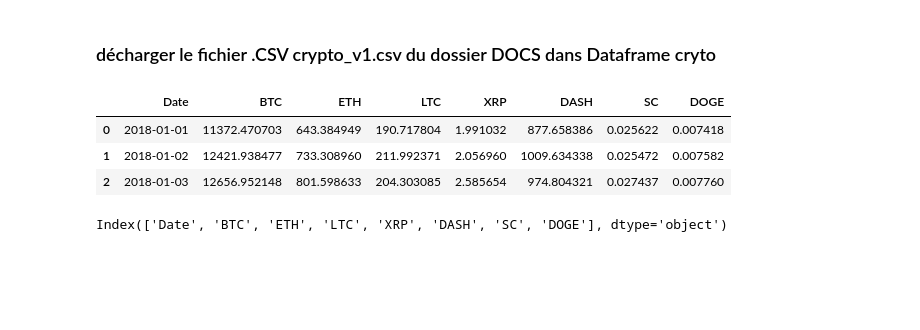
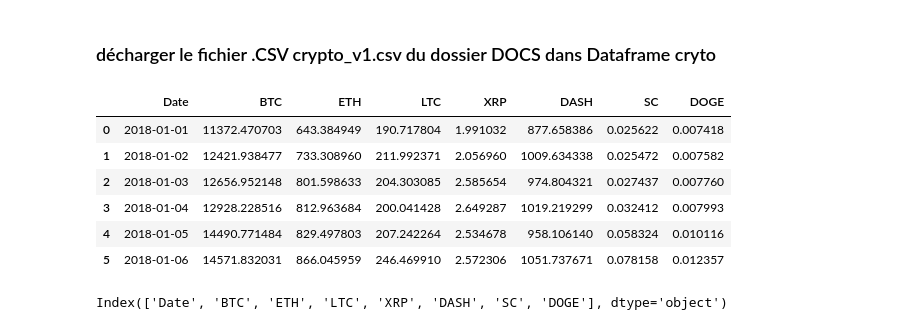
Before and after one commit to jeau-luc/python_panadas, a Jupyter notebook: Commande_pandas.ipynb, the cells around one changed output. Drawn from its saved outputs; the diff is of its cells as text; code cells hidden in the pictures; blank space fills up the shorter version.

```diff
--- a/Commande_pandas.ipynb
+++ b/Commande_pandas.ipynb
@@ -812,12 +812,15 @@ iris_id.get_group('virginica').sepal_length.mean()
 # %% [markdown]
 ### décharger le fichier .CSV crypto_v1.csv du dossier DOCS dans Dataframe cryto
 # %%
-crypto = pd.read_csv('./DOCS/crypto_v1.csv'); crypto.head(3)
+crypto = pd.read_csv('./DOCS/crypto_v1.csv'); crypto.head(6)
 # %% [output]
 |  | Date | BTC | ETH | LTC | XRP | DASH | SC | DOGE |
 | 0 | 2018-01-01 | 11372.470703 | 643.384949 | 190.717804 | 1.991032 | 877.658386 | 0.025622 | 0.007418 |
 | 1 | 2018-01-02 | 12421.938477 | 733.308960 | 211.992371 | 2.056960 | 1009.634338 | 0.025472 | 0.007582 |
 | 2 | 2018-01-03 | 12656.952148 | 801.598633 | 204.303085 | 2.585654 | 974.804321 | 0.027437 | 0.007760 |
+| 3 | 2018-01-04 | 12928.228516 | 812.963684 | 200.041428 | 2.649287 | 1019.219299 | 0.032412 | 0.007993 |
+| 4 | 2018-01-05 | 14490.771484 | 829.497803 | 207.242264 | 2.534678 | 958.106140 | 0.058324 | 0.010116 |
+| 5 | 2018-01-06 | 14571.832031 | 866.045959 | 246.469910 | 2.572306 | 1051.737671 | 0.078158 | 0.012357 |
 # %%
 crypto.columns
 # %% [output]
```
Also changed, not shown: parts of 15 cells of this notebook.
